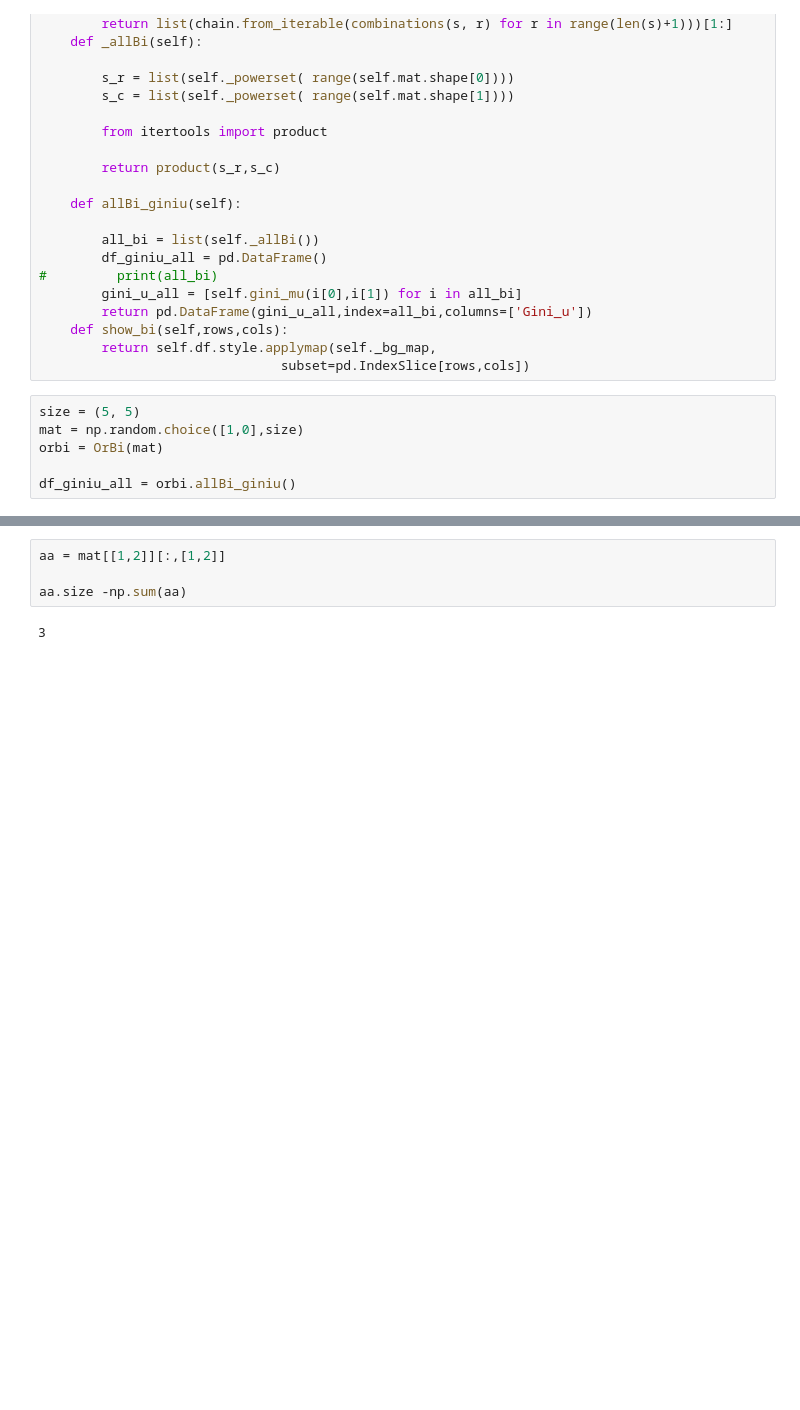
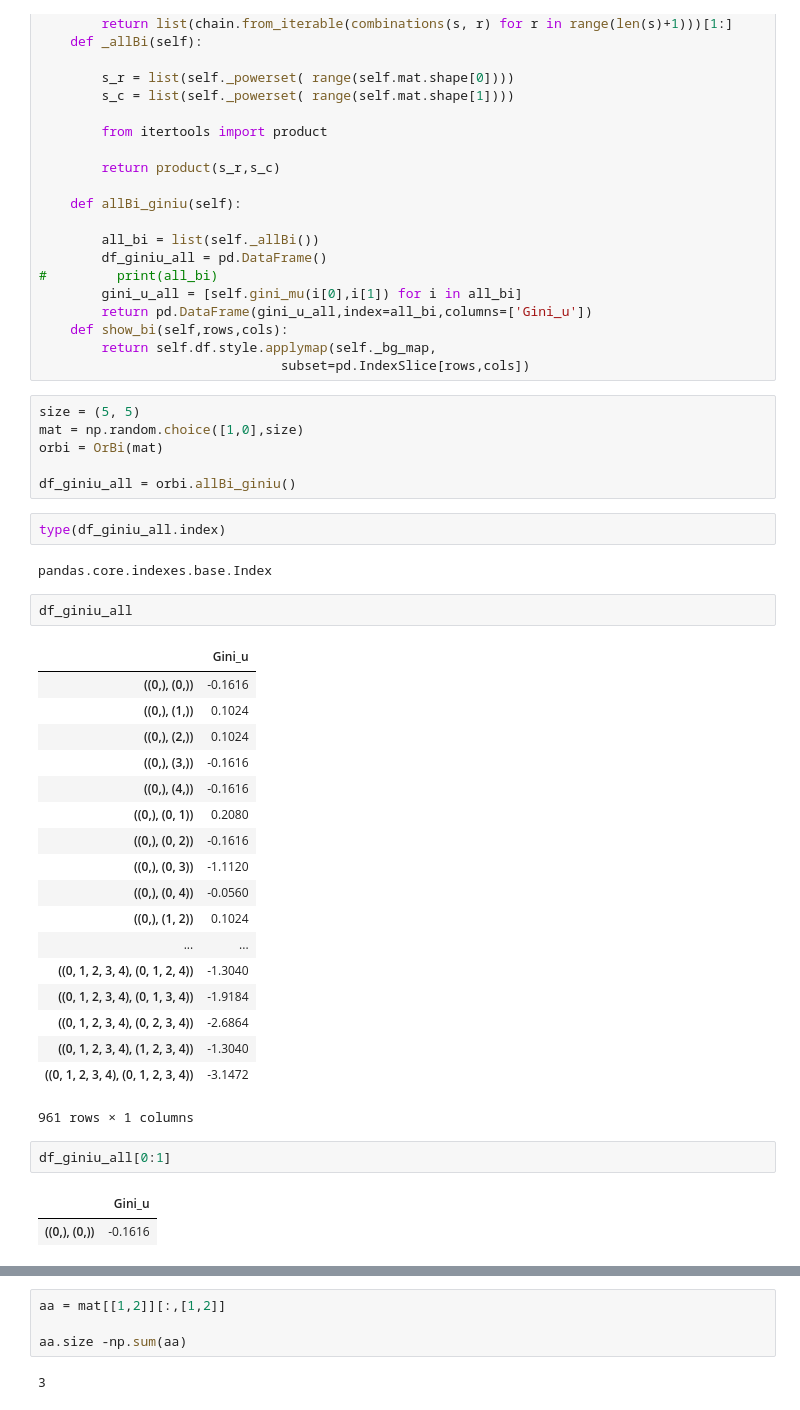
Before and after one commit to Haoyu2/DMLab-2020Spring, a Jupyter notebook: _gini.ipynb, the cells around one changed output, grey strips where cells are left out. Cells and saved outputs as stored; diff of their text form; blank space fills up the shorter version.

```diff
--- a/_gini.ipynb
+++ b/_gini.ipynb
@@ -108,3 +108,33 @@ mat = np.random.choice([1,0],size)
 orbi = OrBi(mat)
 
 df_giniu_all = orbi.allBi_giniu()
+# %%
+type(df_giniu_all.index)
+# %% [output]
+pandas.core.indexes.base.Index
+# %%
+df_giniu_all
+# %% [output]
+|  | Gini_u |
+| ((0,), (0,)) | -0.1616 |
+| ((0,), (1,)) | 0.1024 |
+| ((0,), (2,)) | 0.1024 |
+| ((0,), (3,)) | -0.1616 |
+| ((0,), (4,)) | -0.1616 |
+| ((0,), (0, 1)) | 0.2080 |
+| ((0,), (0, 2)) | -0.1616 |
+| ((0,), (0, 3)) | -1.1120 |
+| ((0,), (0, 4)) | -0.0560 |
+| ((0,), (1, 2)) | 0.1024 |
+| ... | ... |
+| ((0, 1, 2, 3, 4), (0, 1, 2, 4)) | -1.3040 |
+| ((0, 1, 2, 3, 4), (0, 1, 3, 4)) | -1.9184 |
+| ((0, 1, 2, 3, 4), (0, 2, 3, 4)) | -2.6864 |
+| ((0, 1, 2, 3, 4), (1, 2, 3, 4)) | -1.3040 |
+| ((0, 1, 2, 3, 4), (0, 1, 2, 3, 4)) | -3.1472 |
+961 rows × 1 columns
+# %%
+df_giniu_all[0:1]
+# %% [output]
+|  | Gini_u |
+| ((0,), (0,)) | -0.1616 |
```
Also changed, not shown: parts of 5 cells of this notebook, 10 other files.
